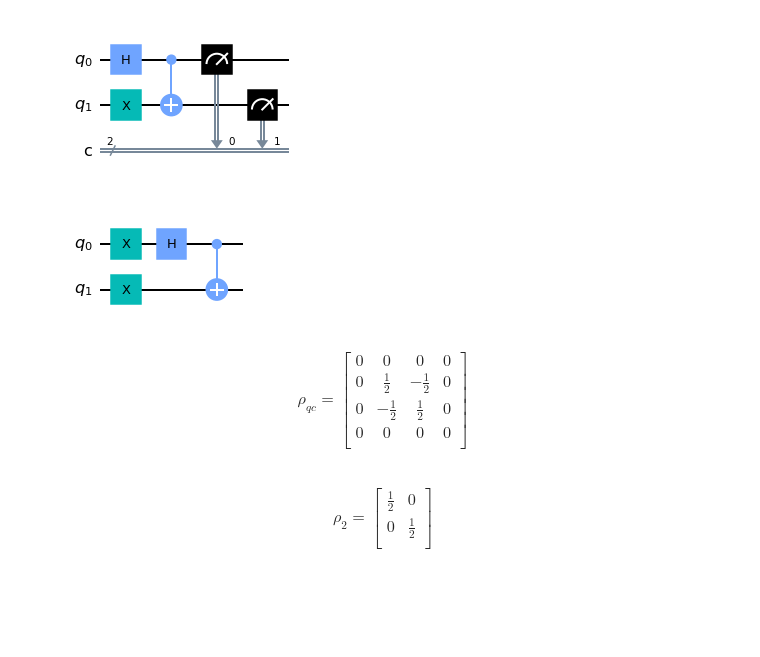
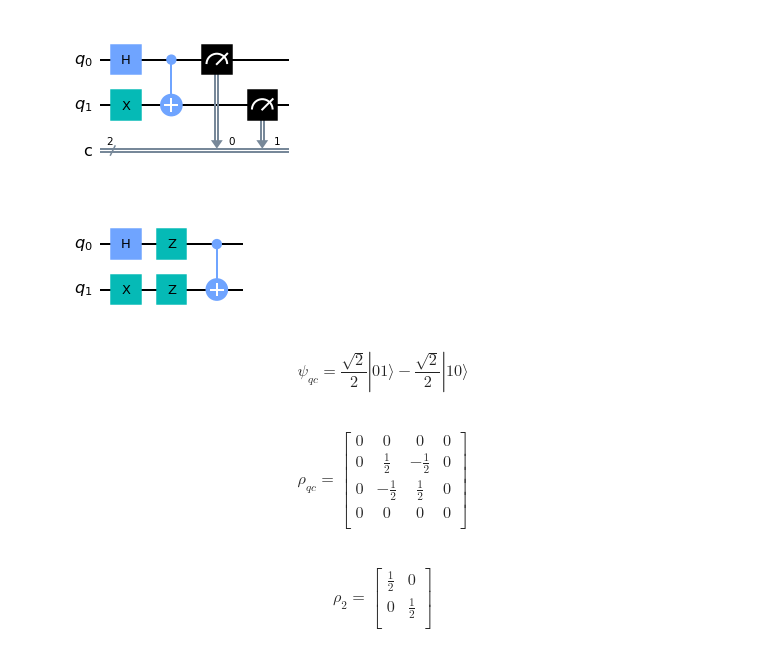
Before and after one commit to IlluminatiP1/qccode, a Jupyter notebook: UPE_All_Answers.ipynb, the cells around one changed output. Saved outputs shown, nothing was run; the diff lists cells and outputs as text; code cells hidden in the pictures; blank space fills up the shorter version.

```diff
--- a/UPE_All_Answers.ipynb
+++ b/UPE_All_Answers.ipynb
@@ -37,34 +37,38 @@ $$|\psi_{qc}\rangle = \frac{\sqrt{2}}{2} |01\rangle+\frac{\sqrt{2}}{2} |10\rangl
 # %%
 #Program to find density matrix of the state 1/√2(|01⟩-|10⟩) and display the matrix
 
-from qiskit import QuantumCircuit, Aer, assemble
+from qiskit import *
 import numpy as np
 from qiskit.visualization import plot_histogram, plot_bloch_multivector
 import qiskit.quantum_info as qi
 
 q = QuantumRegister(2, 'q')
 qc = QuantumCircuit(q)
 
-qc.x(q[0])
 qc.h(q[0])
 qc.x(q[1])
+qc.z(q[1])
+qc.z(q[0])
 qc.cx(q[0], q[1])
 
+psi = qi.Statevector.from_instruction(qc)
 rho = qi.DensityMatrix.from_instruction(qc)
 
 display(qc.draw(),
+psi.draw('latex', prefix='\\psi_{qc} = '),
 rho.draw('latex', prefix='\\rho_{qc} = '))
 # %% [output]
-[figure, old version]
+[figure, new version]
-$$
-\rho_{qc} =
-\begin{bmatrix}
-0 & 0 & 0 & 0  \\
- 0 & \tfrac{1}{2} & -\tfrac{1}{2} & 0  \\
- 0 & -\tfrac{1}{2} & \tfrac{1}{2} & 0  \\
- 0 & 0 & 0 & 0  \\
- \end{bmatrix}
-$$
+$$\psi_{qc} = \frac{\sqrt{2}}{2} |01\rangle- \frac{\sqrt{2}}{2} |10\rangle$$
+$$
+\rho_{qc} =
+\begin{bmatrix}
+0 & 0 & 0 & 0  \\
+ 0 & \tfrac{1}{2} & -\tfrac{1}{2} & 0  \\
+ 0 & -\tfrac{1}{2} & \tfrac{1}{2} & 0  \\
+ 0 & 0 & 0 & 0  \\
+ \end{bmatrix}
+$$
 # %%
 #Write a program to find partial trace and entanglement entropy of above state
 
```
